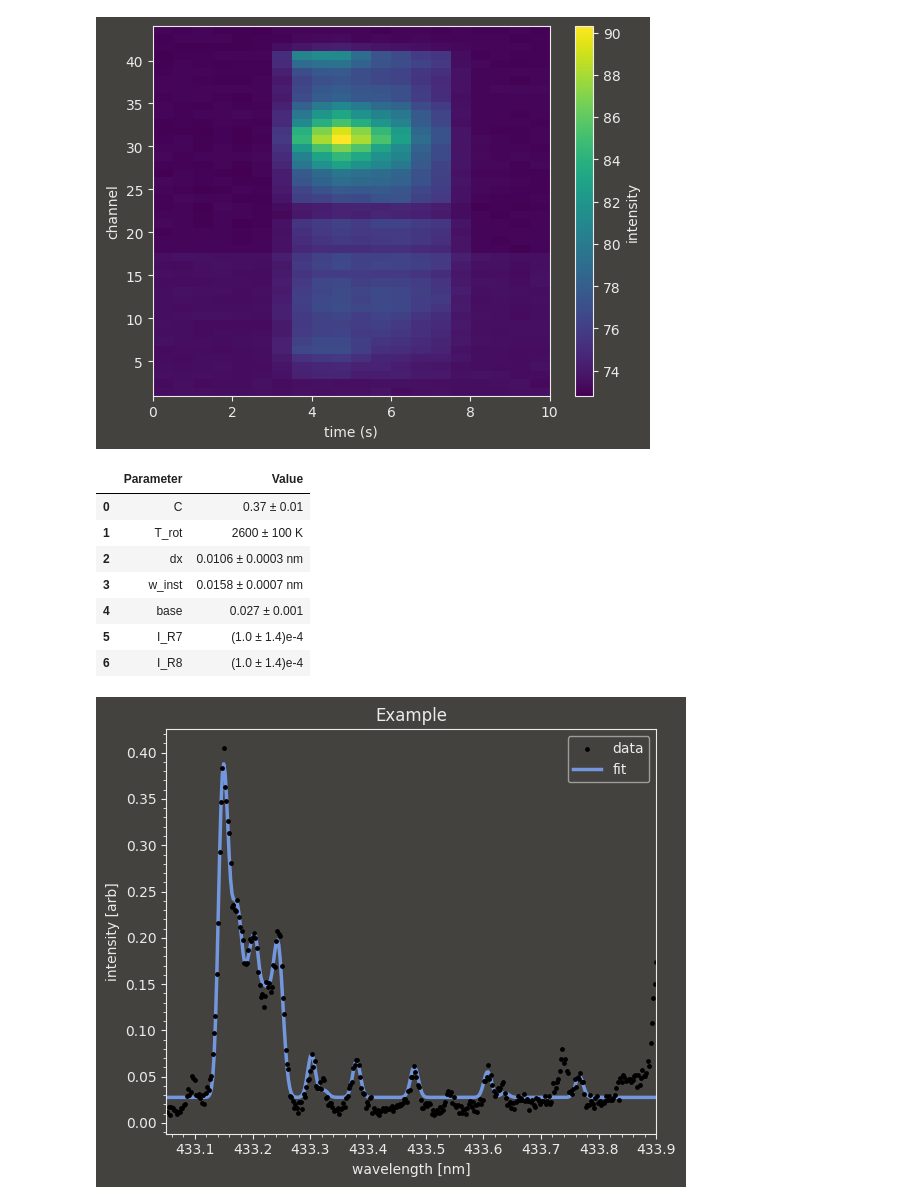
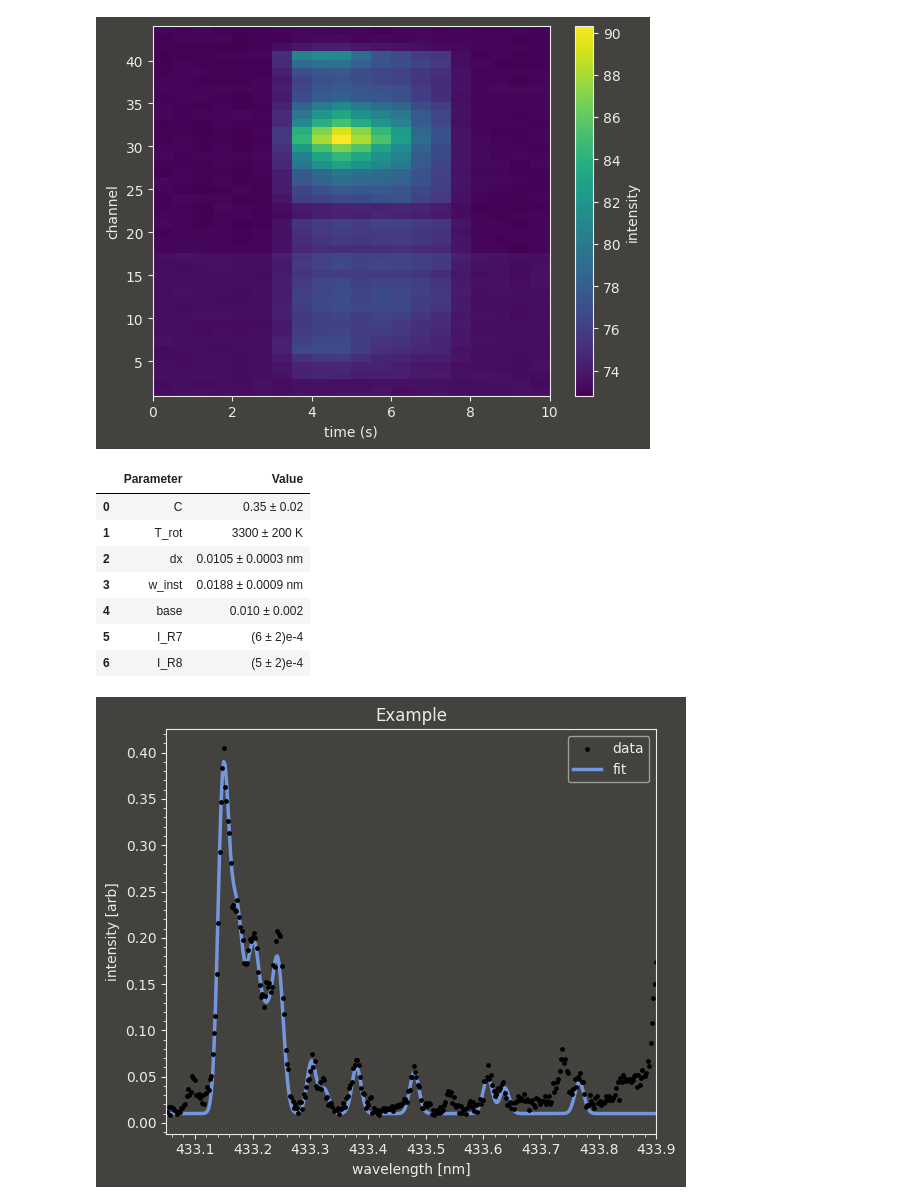
Before and after one commit to queezz/bh-molecule, a Jupyter notebook: examples/09_fit_newdata.ipynb, the cells around one changed output. Cells and saved outputs as stored; diff of their text form; code cells hidden in the pictures.

```diff
--- a/examples/09_fit_newdata.ipynb
+++ b/examples/09_fit_newdata.ipynb
@@ -45,18 +45,18 @@ s.set_time_linspace(0,10)
 model = BHModel()
 # %%
 fitr = BHFitter(s, model, warm_start=True, weight="none")
-fitr.bounds=([0,0,0,0,0,0,0], [10,10000,1,0.1,10,1,1])
+fitr.set_bounds(upper={'base':0.01})
 
 res = fitr.fit(frame=9, channel=31,)
 display(res["summary"])
 _ = fitr.plot_single(res, title="Example")
 # %% [output]
 |  | Parameter | Value |
-| 0 | C | 0.37 ± 0.01 |
-| 1 | T_rot | 2600 ± 100 K |
-| 2 | dx | 0.0106 ± 0.0003 nm |
-| 3 | w_inst | 0.0158 ± 0.0007 nm |
-| 4 | base | 0.027 ± 0.001 |
-| 5 | I_R7 | (1.0 ± 1.4)e-4 |
-| 6 | I_R8 | (1.0 ± 1.4)e-4 |
+| 0 | C | 0.35 ± 0.02 |
+| 1 | T_rot | 3300 ± 200 K |
+| 2 | dx | 0.0105 ± 0.0003 nm |
+| 3 | w_inst | 0.0188 ± 0.0009 nm |
+| 4 | base | 0.010 ± 0.002 |
+| 5 | I_R7 | (6 ± 2)e-4 |
+| 6 | I_R8 | (5 ± 2)e-4 |
-[figure, old version]
+[figure, new version]
```
